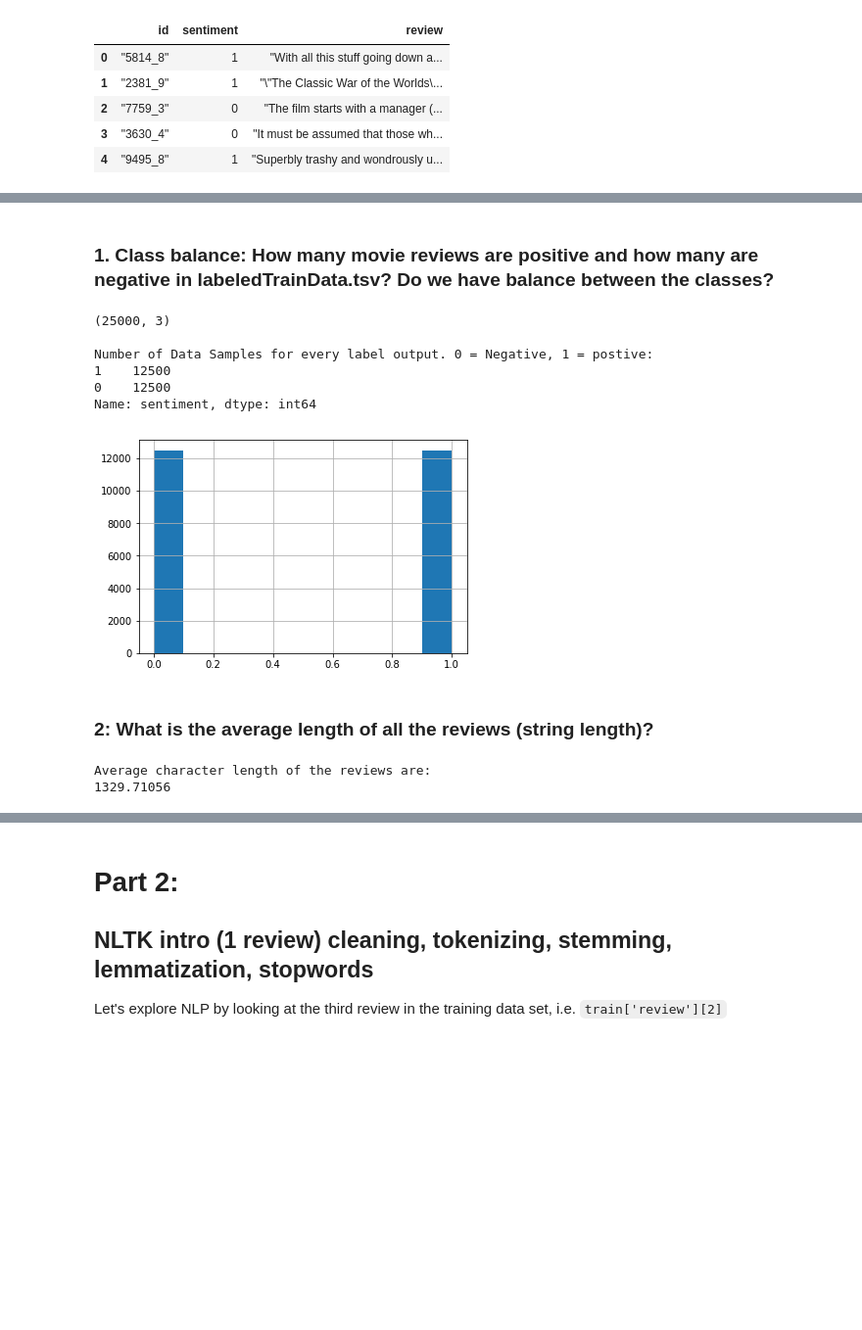
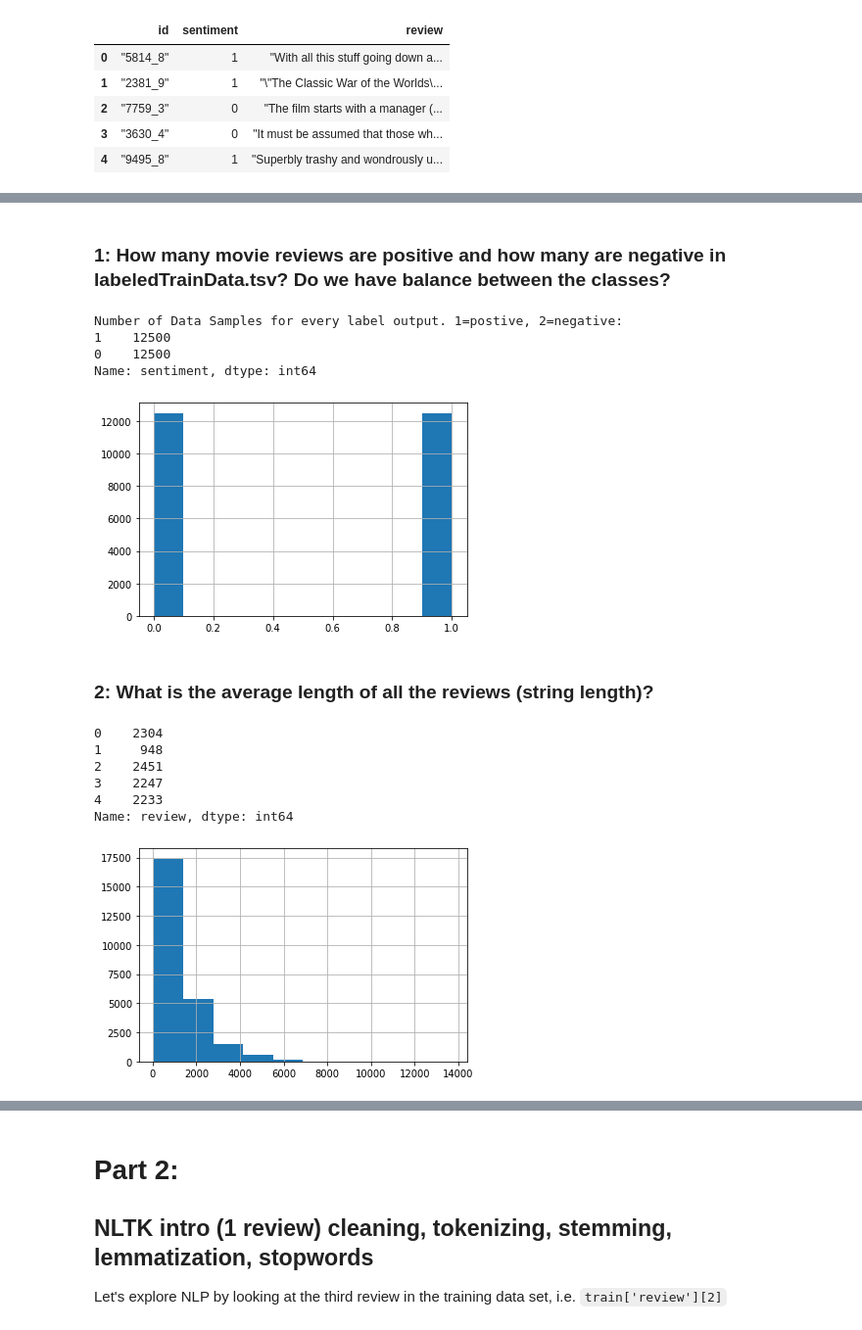
Before and after one commit to afo/data-x_prague, a Jupyter notebook: 05-tools-nlp/notebook-nlp-sentiment-analysis-imdb-afo_v2.ipynb, the cells around one changed output, grey strips where cells are left out. Shown at 98% size. Drawn from its saved outputs; the diff is of its cells as text; code cells hidden in the pictures; blank space fills up the shorter version.

```diff
--- a/05-tools-nlp/notebook-nlp-sentiment-analysis-imdb-afo_v2.ipynb
+++ b/05-tools-nlp/notebook-nlp-sentiment-analysis-imdb-afo_v2.ipynb
@@ -105,29 +127,31 @@ memory usage: 586.0+ KB
 # %% [markdown]
-### 1. Class balance: How many movie reviews are positive and how many are negative in labeledTrainData.tsv? Do we have balance between the classes?
+### 1: How many movie reviews are positive and how many are negative in labeledTrainData.tsv? Do we have balance between the classes?
 # %%
 # 1.
-print(train.shape)
-print()
-print('Number of Data Samples for every label output. 0 = Negative, 1 = postive:')
+print('Number of Data Samples for every label output. 1=postive, 2=negative:')
 print(train.sentiment.value_counts())
 
 train.sentiment.hist(); #class balance
 # %% [output]
-(25000, 3)
-
-Number of Data Samples for every label output. 0 = Negative, 1 = postive:
+Number of Data Samples for every label output. 1=postive, 2=negative:
 1    12500
 0    12500
 Name: sentiment, dtype: int64
-[figure, old version]
+[figure, new version]
 # %% [markdown]
 ### 2: What is the average length of all the reviews (string length)?
 # %%
 # 2. Apply length function to the review column
 lengths = train['review'].apply(len)
-
-print('Average character length of the reviews are:')
-print (np.mean(lengths))
+lengths.head()
 # %% [output]
-Average character length of the reviews are:
-1329.71056
+0    2304
+1     948
+2    2451
+3    2247
+4    2233
+Name: review, dtype: int64
+# %%
+lengths.hist();
+# %% [output]
+[figure, added]
```
Also changed, not shown: parts of 102 cells of this notebook, 2 other files.
